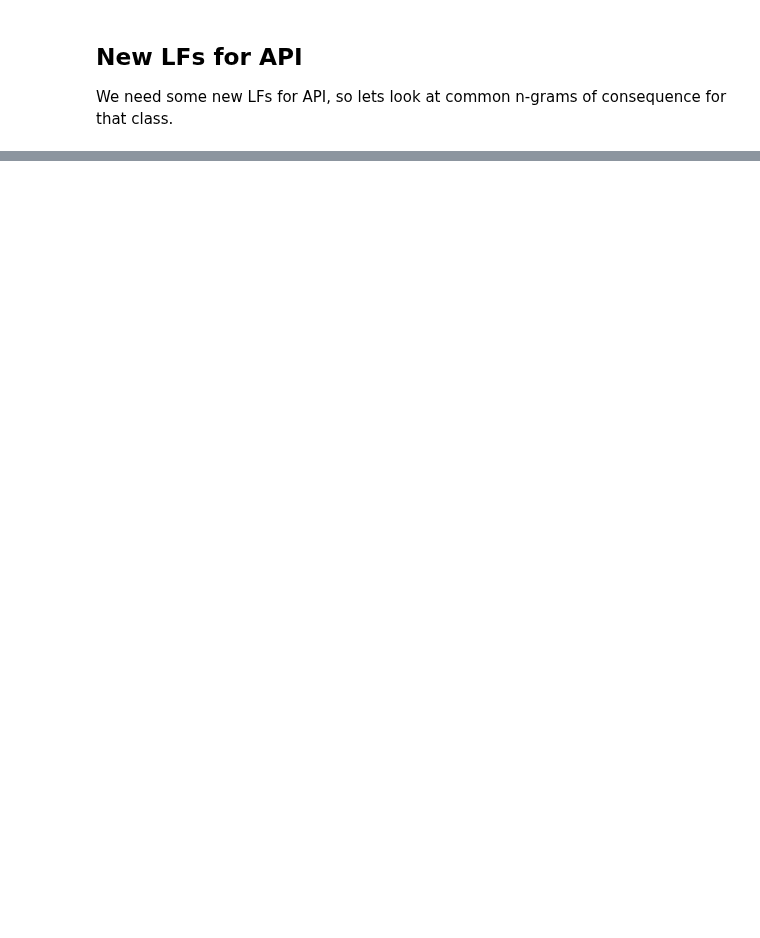
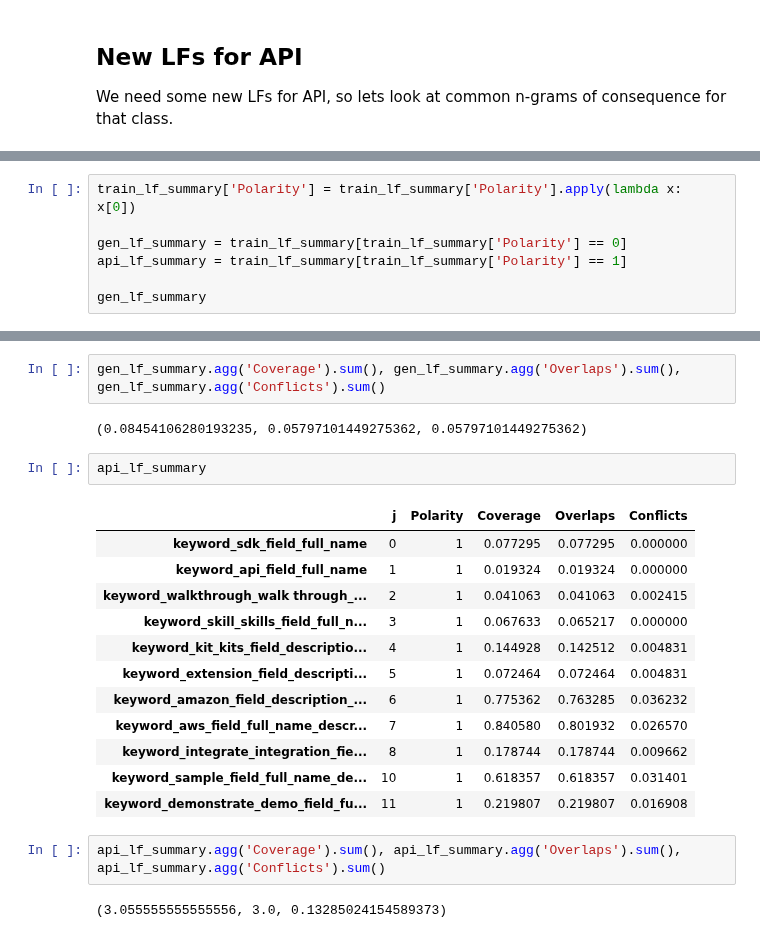
Before and after one commit to rjurney/weakly_supervised_learning_code, a Jupyter notebook: ch03/Introducing Snorkel.ipynb, the cells around one changed output, grey strips where cells are left out. Drawn from its saved outputs; the diff is of its cells as text; blank space fills up the shorter version.

```diff
--- a/ch03/Introducing Snorkel.ipynb
+++ b/ch03/Introducing Snorkel.ipynb
@@ -1081,0 +1108,7 @@ LFAnalysis(L=L_train, lfs=lfs).lf_summary()
+# %%
+train_lf_summary['Polarity'] = train_lf_summary['Polarity'].apply(lambda x: x[0])
+
+gen_lf_summary = train_lf_summary[train_lf_summary['Polarity'] == 0]
+api_lf_summary = train_lf_summary[train_lf_summary['Polarity'] == 1]
+
+gen_lf_summary
@@ -1081,0 +1122,23 @@ LFAnalysis(L=L_train, lfs=lfs).lf_summary()
+# %%
+gen_lf_summary.agg('Coverage').sum(), gen_lf_summary.agg('Overlaps').sum(), gen_lf_summary.agg('Conflicts').sum()
+# %% [output]
+(0.08454106280193235, 0.05797101449275362, 0.05797101449275362)
+# %%
+api_lf_summary
+# %% [output]
+|  | j | Polarity | Coverage | Overlaps | Conflicts |
+| keyword_sdk_field_full_name | 0 | 1 | 0.077295 | 0.077295 | 0.000000 |
+| keyword_api_field_full_name | 1 | 1 | 0.019324 | 0.019324 | 0.000000 |
+| keyword_walkthrough_walk through_... | 2 | 1 | 0.041063 | 0.041063 | 0.002415 |
+| keyword_skill_skills_field_full_n... | 3 | 1 | 0.067633 | 0.065217 | 0.000000 |
+| keyword_kit_kits_field_descriptio... | 4 | 1 | 0.144928 | 0.142512 | 0.004831 |
+| keyword_extension_field_descripti... | 5 | 1 | 0.072464 | 0.072464 | 0.004831 |
+| keyword_amazon_field_description_... | 6 | 1 | 0.775362 | 0.763285 | 0.036232 |
+| keyword_aws_field_full_name_descr... | 7 | 1 | 0.840580 | 0.801932 | 0.026570 |
+| keyword_integrate_integration_fie... | 8 | 1 | 0.178744 | 0.178744 | 0.009662 |
+| keyword_sample_field_full_name_de... | 10 | 1 | 0.618357 | 0.618357 | 0.031401 |
+| keyword_demonstrate_demo_field_fu... | 11 | 1 | 0.219807 | 0.219807 | 0.016908 |
+# %%
+api_lf_summary.agg('Coverage').sum(), api_lf_summary.agg('Overlaps').sum(), api_lf_summary.agg('Conflicts').sum()
+# %% [output]
+(3.055555555555556, 3.0, 0.13285024154589373)
```
Also changed, not shown: parts of 30 cells of this notebook.
